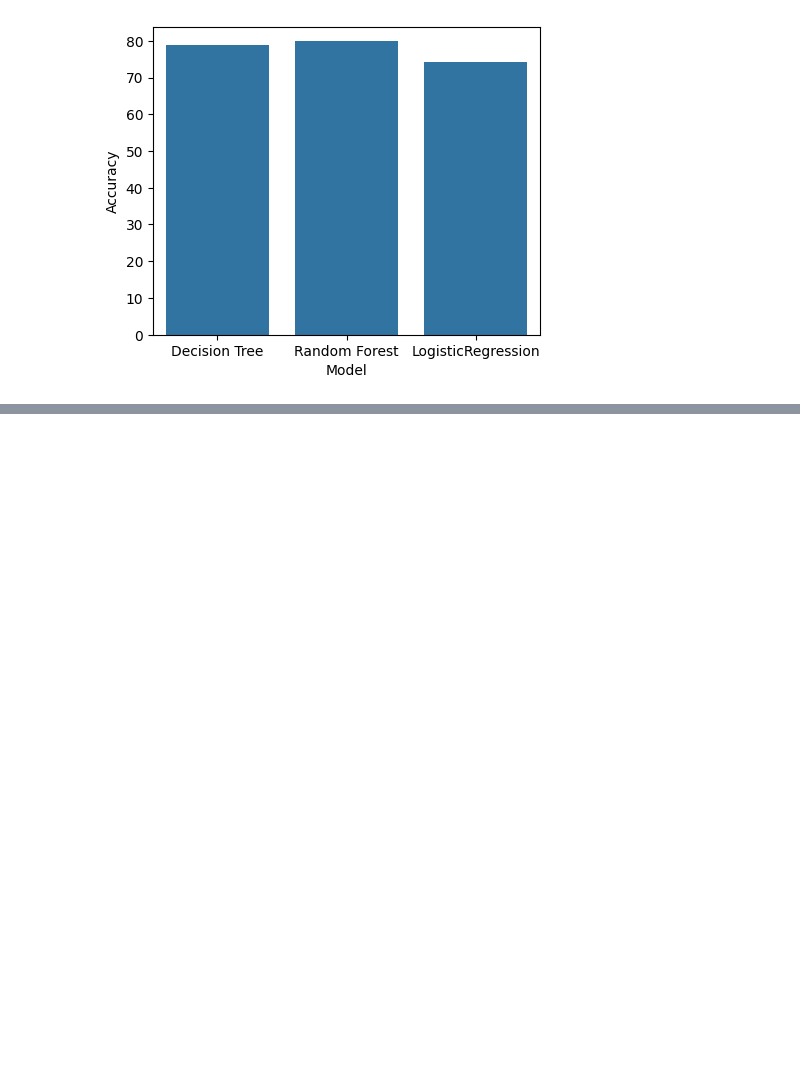
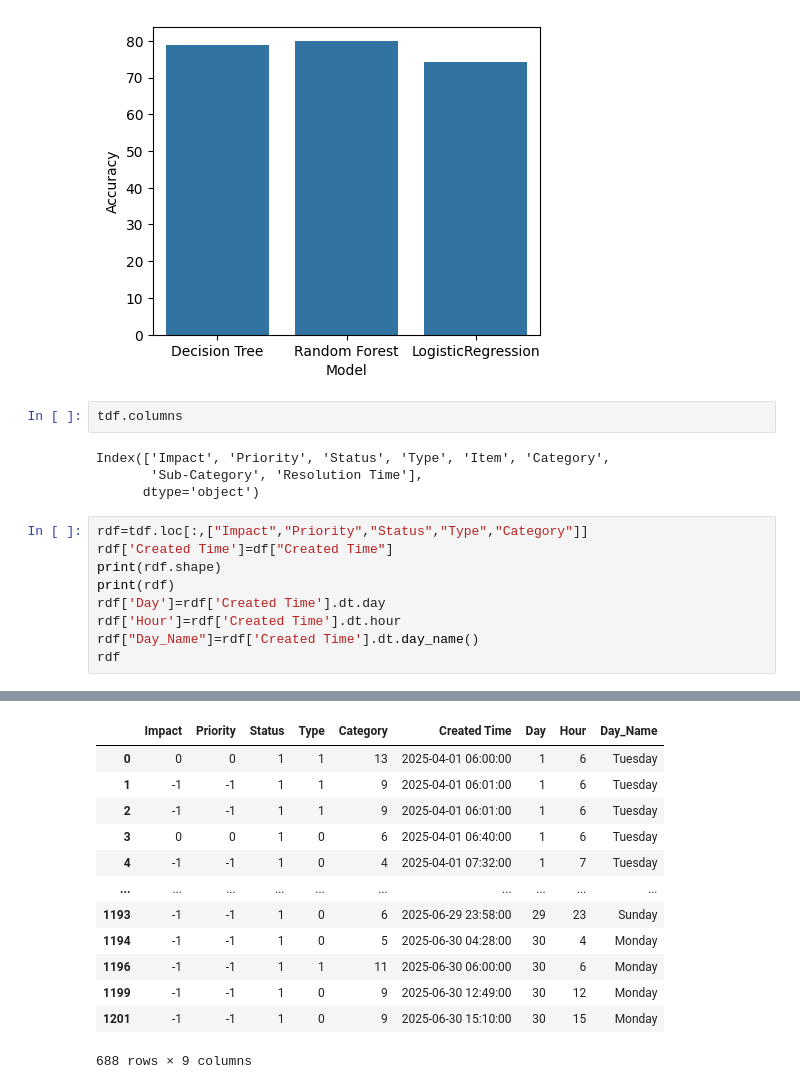
Before and after one commit to Architha-13/git_practice, a Jupyter notebook: data_analysis.ipynb, the cells around one changed output, grey strips where cells are left out. Cells and saved outputs as stored; diff of their text form; blank space fills up the shorter version.

```diff
--- a/data_analysis.ipynb
+++ b/data_analysis.ipynb
@@ -825,3 +778,19 @@ sns.barplot(data=accdf,x="Model",y="Accuracy")
 # %% [output]
 <Axes: xlabel='Model', ylabel='Accuracy'>
 [figure]
+# %%
+tdf.columns
+# %% [output]
+Index(['Impact', 'Priority', 'Status', 'Type', 'Item', 'Category',
+       'Sub-Category', 'Resolution Time'],
+      dtype='object')
+# %%
+rdf=tdf.loc[:,["Impact","Priority","Status","Type","Category"]]
+rdf['Created Time']=df["Created Time"]
+print(rdf.shape)
+print(rdf)
+rdf['Day']=rdf['Created Time'].dt.day
+rdf['Hour']=rdf['Created Time'].dt.hour
+rdf["Day_Name"]=rdf['Created Time'].dt.day_name()
+rdf
+# %% [output]
@@ -827,0 +812,13 @@ sns.barplot(data=accdf,x="Model",y="Accuracy")
+|  | Impact | Priority | Status | Type | Category | Created Time | Day | Hour | Day_Name |
+| 0 | 0 | 0 | 1 | 1 | 13 | 2025-04-01 06:00:00 | 1 | 6 | Tuesday |
+| 1 | -1 | -1 | 1 | 1 | 9 | 2025-04-01 06:01:00 | 1 | 6 | Tuesday |
+| 2 | -1 | -1 | 1 | 1 | 9 | 2025-04-01 06:01:00 | 1 | 6 | Tuesday |
+| 3 | 0 | 0 | 1 | 0 | 6 | 2025-04-01 06:40:00 | 1 | 6 | Tuesday |
+| 4 | -1 | -1 | 1 | 0 | 4 | 2025-04-01 07:32:00 | 1 | 7 | Tuesday |
+| ... | ... | ... | ... | ... | ... | ... | ... | ... | ... |
+| 1193 | -1 | -1 | 1 | 0 | 6 | 2025-06-29 23:58:00 | 29 | 23 | Sunday |
+| 1194 | -1 | -1 | 1 | 0 | 5 | 2025-06-30 04:28:00 | 30 | 4 | Monday |
+| 1196 | -1 | -1 | 1 | 1 | 11 | 2025-06-30 06:00:00 | 30 | 6 | Monday |
+| 1199 | -1 | -1 | 1 | 0 | 9 | 2025-06-30 12:49:00 | 30 | 12 | Monday |
+| 1201 | -1 | -1 | 1 | 0 | 9 | 2025-06-30 15:10:00 | 30 | 15 | Monday |
+688 rows × 9 columns
```
Also changed, not shown: parts of 57 cells of this notebook, 1 other file.
